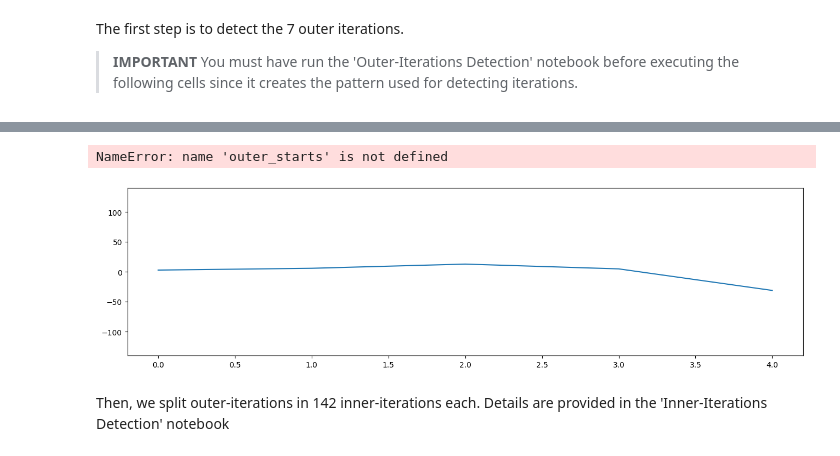
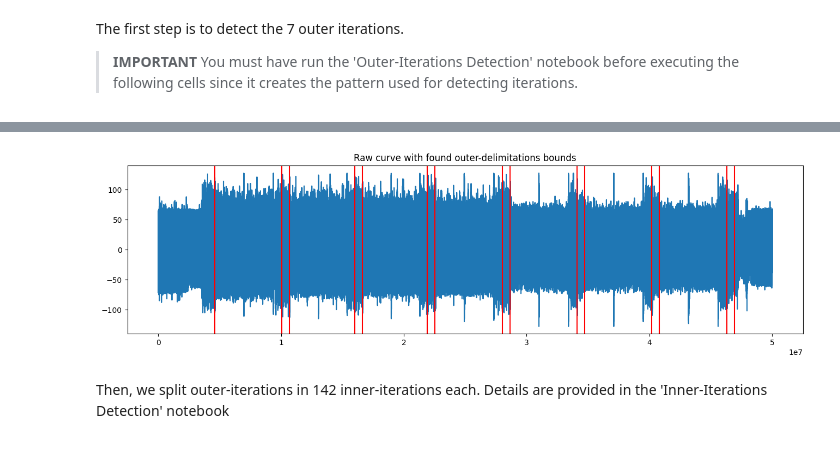
Before and after one commit to Bolster2k/sca-bike, a Jupyter notebook: Single-Trace Key Recovery (C implementation).ipynb, the cells around one changed output, grey strips where cells are left out. Drawn from its saved outputs; the diff is of its cells as text; code cells hidden in the pictures.

```diff
--- a/Single-Trace Key Recovery (C implementation).ipynb
+++ b/Single-Trace Key Recovery (C implementation).ipynb
@@ -50,8 +50,9 @@ preproc_pattern_bis = simplify_pattern(pattern_bis,decimation=decimation,sos=sos
 preproc_curve = simplify_pattern(curve,decimation=decimation,sos=sos)
 pcc = pearson_xcorr(preproc_curve,preproc_pattern)
 pcc2 = pearson_xcorr(preproc_curve,preproc_pattern_bis)
+(res, res2) = detect_peaks(pcc, pcc2)
 # (outer_delimitations[i],outer_delimitations[i+1]) are the boundings of the i-th iteration
-outer_delimitations = np.sort(np.concatenate(detect_peaks(pcc, pcc2)))
+outer_delimitations = np.sort(np.concatenate((res, res2)))
 # since we computed the correlation on decimated curve we have to multiply the values we found by this decimation
 # value to recover the indexes
 outer_delimitations = decimation * np.array(outer_delimitations)
@@ -60,13 +62,12 @@ FileNotFoundError: [Errno 2] No such file or directory: './tmp/raw_outer_iterati
 # %%
 fig, ax = plt.subplots(1,1,figsize=[16,4])
 ax.set_ylim(-140,140)
 ax.plot(curve,zorder=1)
-ax.vlines(outer_starts,ymin=-140,ymax=140,color='red',zorder=2)
-ax.set_title("Raw curve with found outer-iterations bounds")
+ax.vlines(outer_delimitations,ymin=-140,ymax=140,color='red',zorder=2)
+ax.set_title("Raw curve with found outer-delimitations bounds")
 plt.show()
 # %% [output]
-NameError: name 'outer_starts' is not defined
-[figure, old version]
+[figure, new version]
 # %% [markdown]
 Then, we split outer-iterations in 142 inner-iterations each. Details are provided in the 'Inner-Iterations Detection' notebook
 # %% [markdown]
```
Also changed, not shown: parts of 1 cell of this notebook.
